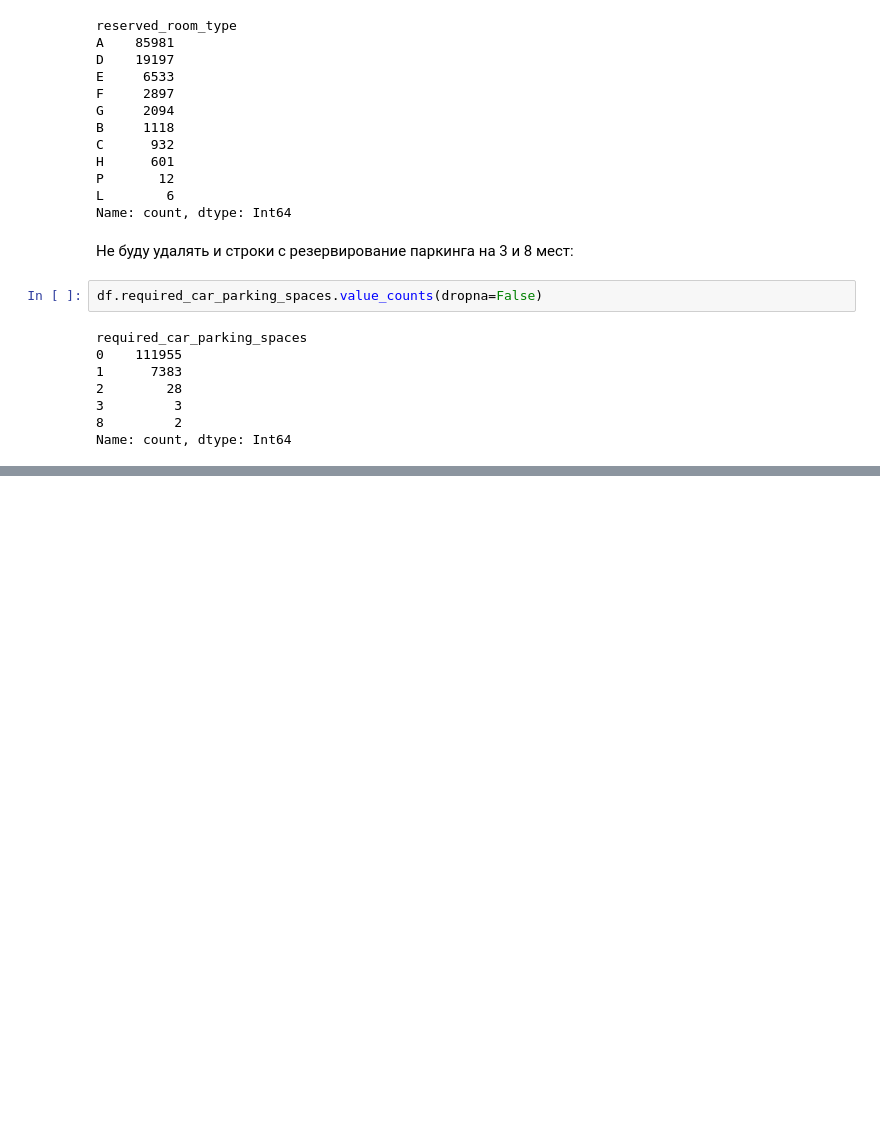
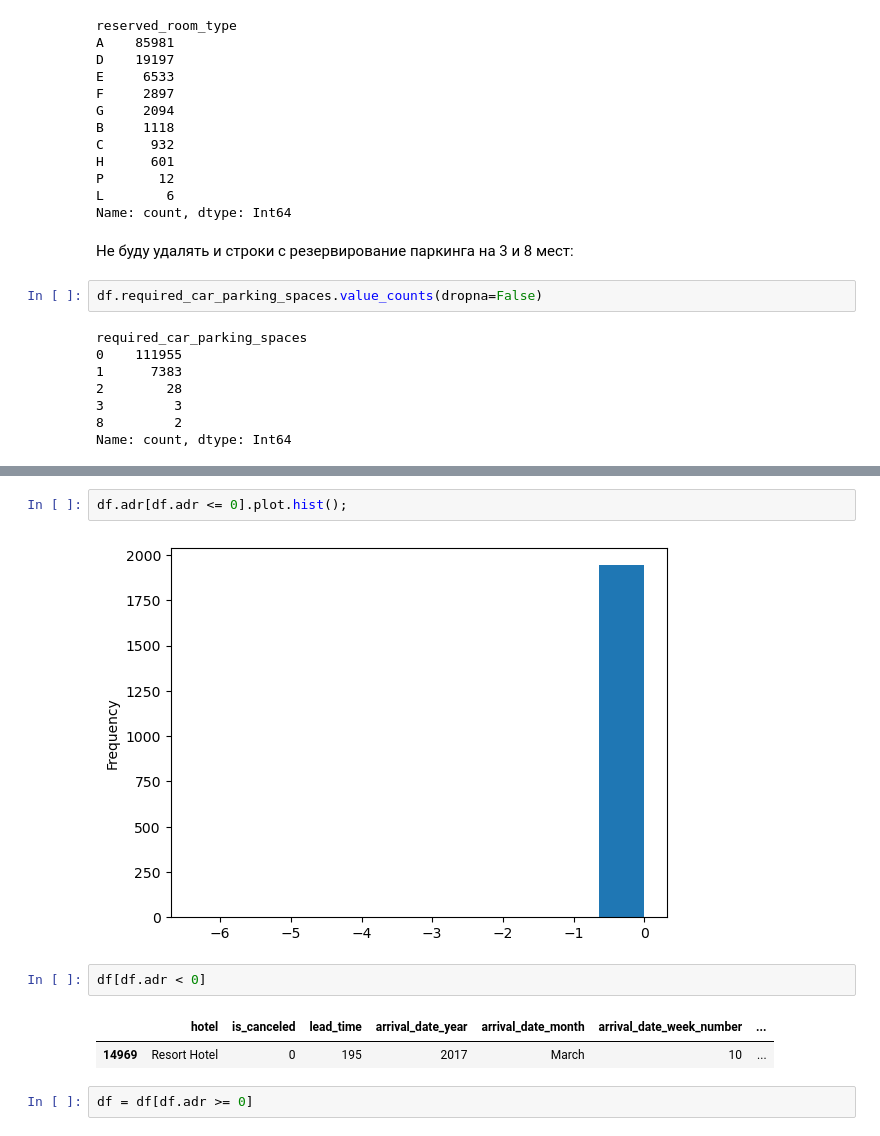
Before and after one commit to gbrs/bookings_eda, a Jupyter notebook: bookings_eda.ipynb, the cells around one changed output, grey strips where cells are left out. Saved outputs shown, nothing was run; the diff lists cells and outputs as text; blank space fills up the shorter version.

```diff
--- a/bookings_eda.ipynb
+++ b/bookings_eda.ipynb
@@ -464,3 +491,14 @@ Name: count, dtype: Int64
+# %%
+df.adr[df.adr <= 0].plot.hist();
+# %% [output]
+[figure, added]
+# %%
+df[df.adr < 0]
+# %% [output]
+|  | hotel | is_canceled | lead_time | arrival_date_year | arrival_date_month | arrival_date_week_number | ... |
+| 14969 | Resort Hotel | 0 | 195 | 2017 | March | 10 | ... |
+# %%
+df = df[df.adr >= 0]
 # %%
 df.sample(5)
 # %% [output]
```
Also changed, not shown: parts of 12 cells of this notebook, 1 other file.
